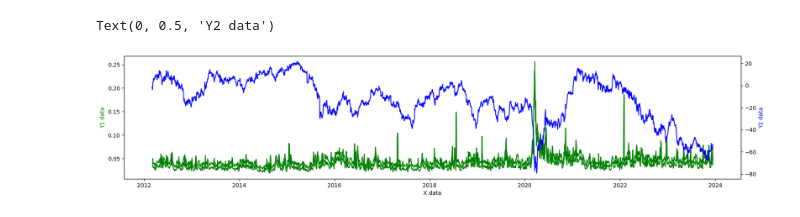
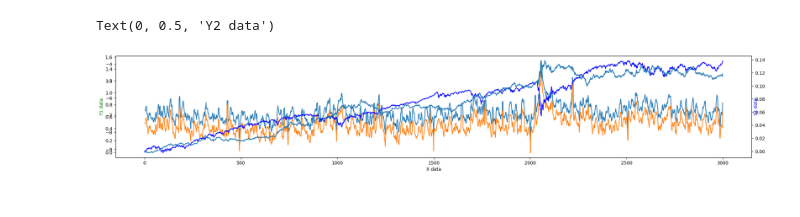
Before and after one commit to adrianbeer/RandomMatrixTheory, a Jupyter notebook: Experiments/covariance_moments.ipynb, the cells around one changed output. Cells and saved outputs as stored; diff of their text form; code cells hidden in the pictures.

```diff
--- a/Experiments/covariance_moments.ipynb
+++ b/Experiments/covariance_moments.ipynb
@@ -82,0 +131,19 @@ eig_vals, eig_vecs = eigh(C)
+# %%
+f, ax = plt.subplots(ncols=1, figsize=(10, 5))
+eig_vals, eig_vecs = eigh(C_tilde)
+EVS = eig_vals
+kernel = scipy.stats.gaussian_kde(EVS)
+xs = np.linspace(0.0001, max(EVS), 1000)
+kde_estimates = np.reshape(kernel(xs).T, xs.shape)
+
+gs = [estimated_density(x, EVS, 4*C.shape[0]) for x in xs]
+
+#_ = ax.plot(xs, kde_estimates, color="green")
+_ = ax.plot(xs, gs, color='red')
+ax2 = ax.twinx()
+
+filtered_eigs = eig_vals[eig_vals > 0.001]
+h, e = np.histogram(filtered_eigs, bins=50)
+
+ax2.bar(e[:-1], h, width=0.003, edgecolor='k', alpha=0.5)
+ax2.set_yscale('log')
@@ -88,0 +156,2 @@ eig_vecs.shape
+# %%
+market_portfolio = eig_vecs[:, -1]/sum(eig_vecs[:, -1]) @ df.T
@@ -88,0 +164,3 @@ eig_vecs.shape
+# %%
+M = market_portfolio.to_numpy().reshape(-1, 1)
+PROJ_M = np.diag([1]*M.shape[0]) - M @ np.linalg.inv(M.T @ M) @ M.T
@@ -89,16 +173,18 @@ eig_vecs.shape
 # %%
-market_portfolio = eig_vecs @ df.T
-c_props = df.pipe(rolling_pipe, 3, my_f)
+idio_df = PROJ_M @ df
+c_props = idio_df.pipe(rolling_pipe, 5, my_f)
 # %%
-fig, ax1 = plt.subplots(figsize=(20, 4))
+fig, ax1 = plt.subplots(figsize=(25, 4))
 
 ax2 = ax1.twinx()
-ax1.plot(c_props, 'g-')
-ax2.plot(market_portfolio.sum().cumsum(), 'b-')
+ax3 = ax2.twinx()
+ax1.plot(c_props.iloc[:, :2].apply(lambda x: np.log(x)))
+ax2.plot(market_portfolio.cumsum().values, 'b-')
+ax3.plot(idio_df.mean(axis=1).cumsum().values)
 
 ax1.set_xlabel('X data')
 ax1.set_ylabel('Y1 data', color='g')
 ax2.set_ylabel('Y2 data', color='b')
 # %% [output]
 Text(0, 0.5, 'Y2 data')
-[figure, old version]
+[figure, new version]
```
Also changed, not shown: parts of 33 cells of this notebook.
